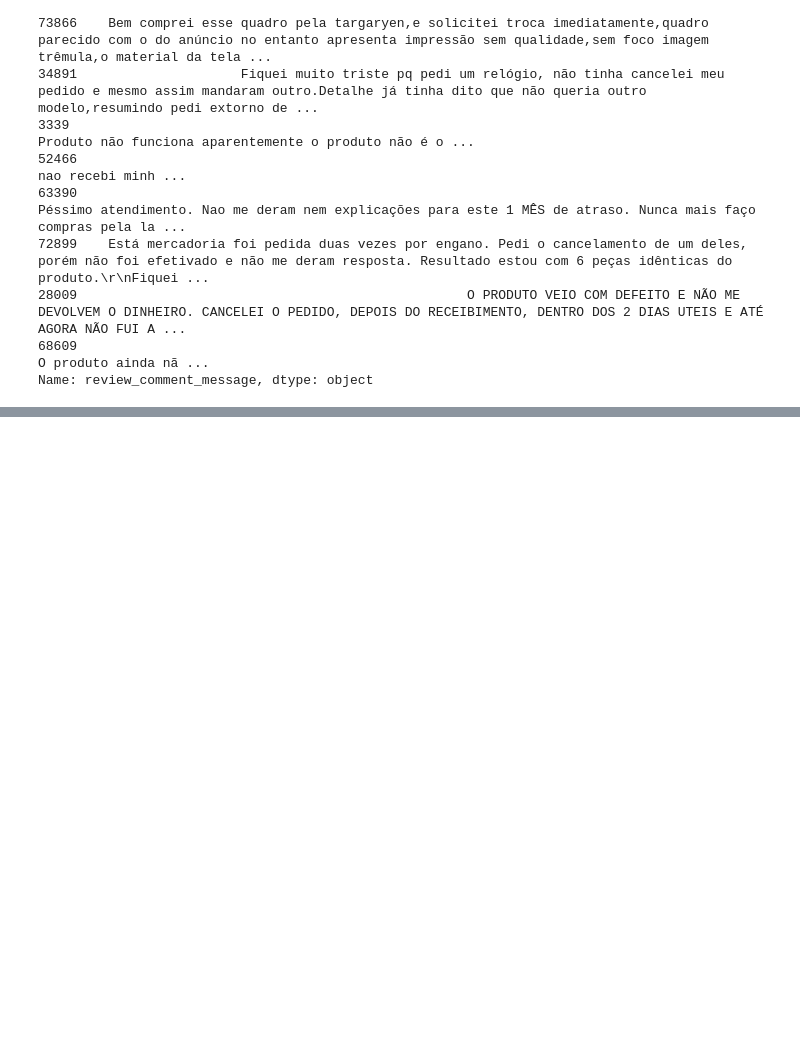
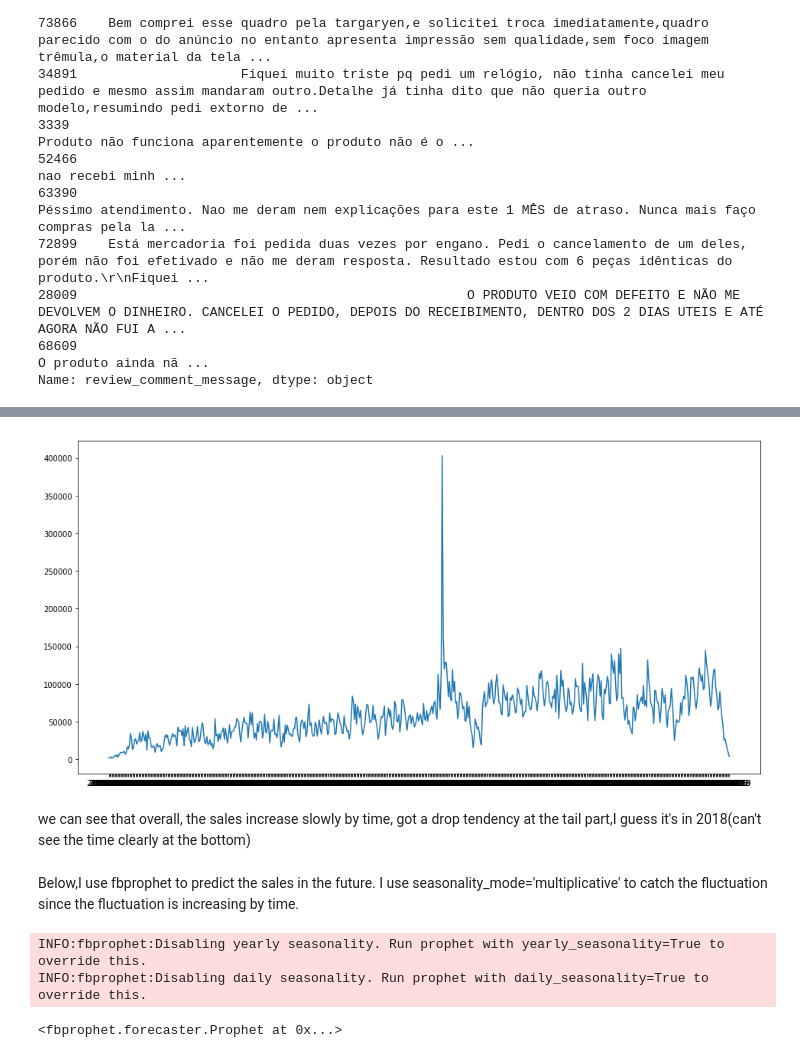
Before and after one commit to FoeinLove/Philips_Market_Analytics, a Jupyter notebook: phi.ipynb, the cells around one changed output, grey strips where cells are left out. Cells and saved outputs as stored; diff of their text form; code cells hidden in the pictures; blank space fills up the shorter version.

```diff
--- a/phi.ipynb
+++ b/phi.ipynb
@@ -249,0 +495,2 @@ We can extract key words from their comment messages to get a statistical view.
+# %%
+sales_locate = sales_final[sales_final.order_purchase_timestamp.dt.year > 2016]
@@ -249,0 +509,2 @@ We can extract key words from their comment messages to get a statistical view.
+# %%
+sales_locate['daily'] = sales_locate.order_purchase_timestamp.apply(lambda x: str(x)[:10])
@@ -249,0 +526,2 @@ We can extract key words from their comment messages to get a statistical view.
+# %%
+sales_daily = sales_locate[['daily','payment_value']]
@@ -249,0 +537,2 @@ We can extract key words from their comment messages to get a statistical view.
+# %%
+daily_sales = pd.DataFrame(sales_daily.groupby('daily')['payment_value'].sum().reset_index())
@@ -249,0 +548,15 @@ We can extract key words from their comment messages to get a statistical view.
+# %%
+%matplotlib inline
+import matplotlib.pyplot as plt
+plt.figure(figsize=(16,8))
+plt.plot(daily_sales.daily,daily_sales.payment_value)
+plt.show()
+# %% [output]
+[figure, added]
+# %% [markdown]
+we can see that overall, the sales increase slowly by time,
+got a drop tendency at the tail part,I guess it's in 2018(can't see the time clearly at the bottom)
+# %% [markdown]
+Below,I use fbprophet to predict the sales in the future.
+I use seasonality_mode='multiplicative' to catch the fluctuation
+since the fluctuation is increasing by time.
@@ -249,0 +565,8 @@ We can extract key words from their comment messages to get a statistical view.
+# %%
+from fbprophet import Prophet
+m = Prophet(seasonality_mode='multiplicative')
+m.fit(daily_sales)
+# %% [output]
+INFO:fbprophet:Disabling yearly seasonality. Run prophet with yearly_seasonality=True to override this.
+INFO:fbprophet:Disabling daily seasonality. Run prophet with daily_seasonality=True to override this.
+<fbprophet.forecaster.Prophet at 0x...>
```
Also changed, not shown: parts of 192 cells of this notebook, 6 other files.
